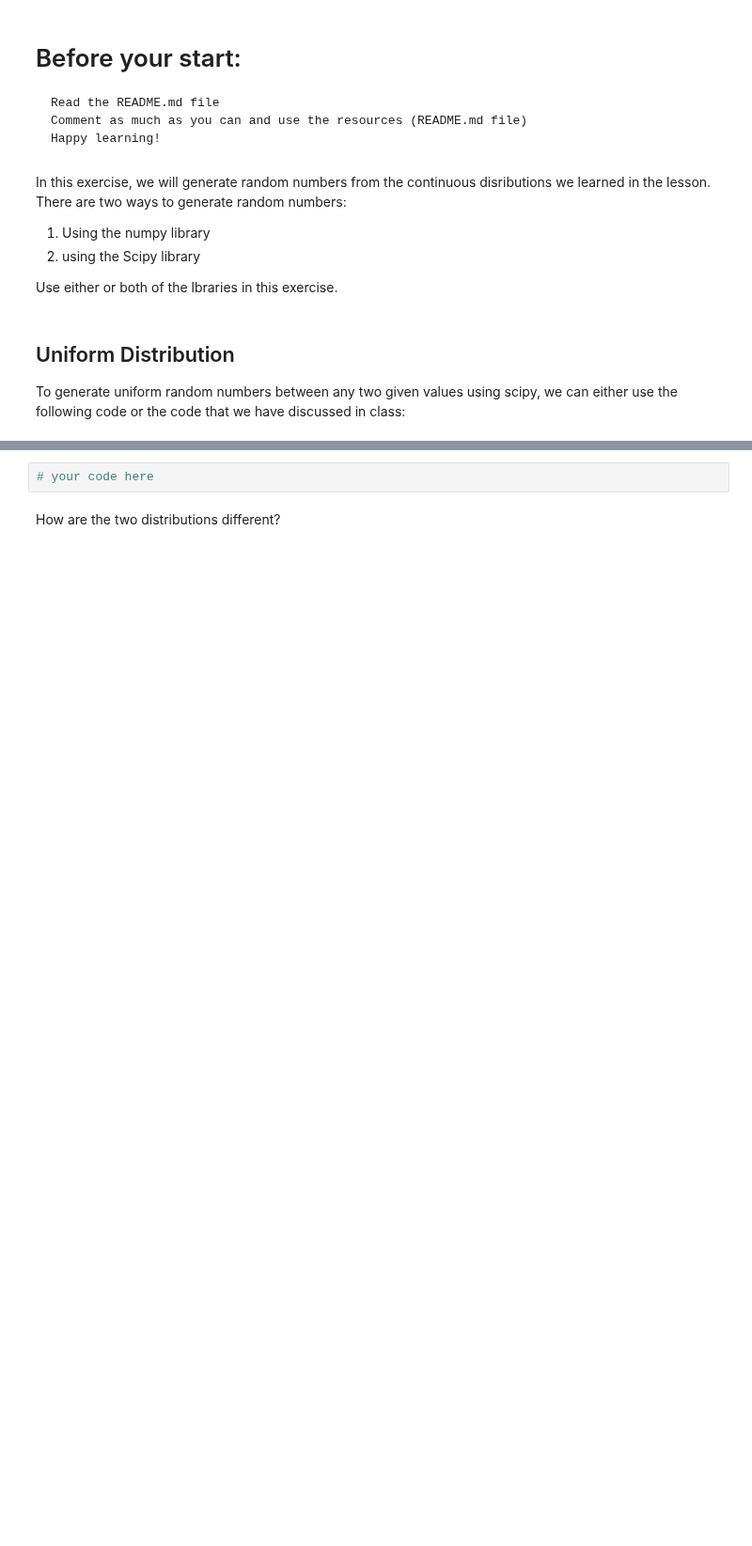
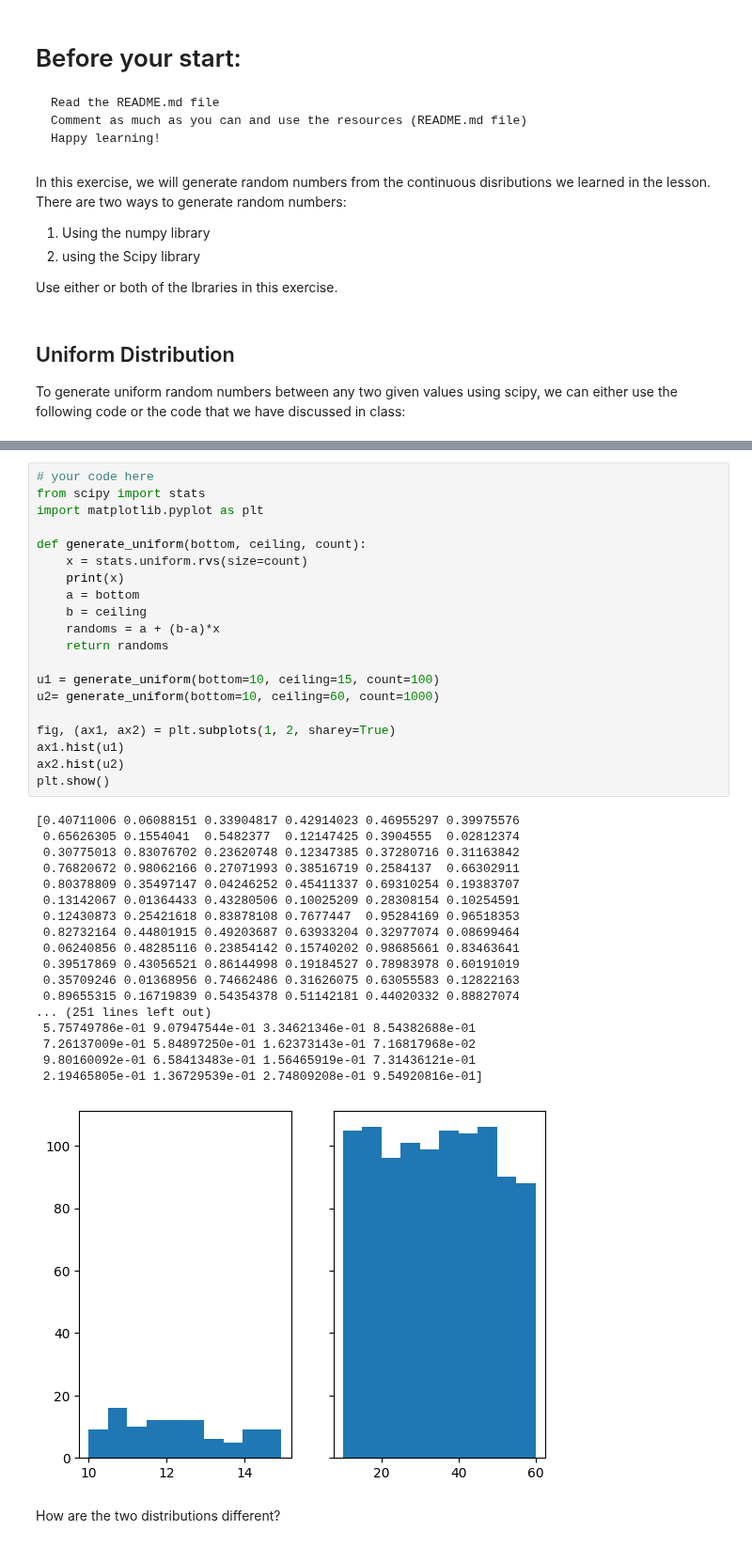
Before and after one commit to ta-data-lis/lab-probability-distributions, a Jupyter notebook: your-code/continuous.ipynb, the cells around one changed output, grey strips where cells are left out. Shown at 94% size. Drawn from its saved outputs; the diff is of its cells as text; blank space fills up the shorter version.

```diff
--- a/your-code/continuous.ipynb
+++ b/your-code/continuous.ipynb
@@ -42,8 +45,45 @@ print(randoms)
 Your output should look like below:
 
 ![uniform distribution](ud.png)
-# %%
-# your code here
+# %%
+# your code here
+from scipy import stats
+import matplotlib.pyplot as plt
+
+def generate_uniform(bottom, ceiling, count):
+    x = stats.uniform.rvs(size=count)
+    print(x)
+    a = bottom
+    b = ceiling
+    randoms = a + (b-a)*x
+    return randoms
+
+u1 = generate_uniform(bottom=10, ceiling=15, count=100)
+u2= generate_uniform(bottom=10, ceiling=60, count=1000)
+
+fig, (ax1, ax2) = plt.subplots(1, 2, sharey=True)
+ax1.hist(u1)
+ax2.hist(u2)
+plt.show()
+# %% [output]
+[0.40711006 0.06088151 0.33904817 0.42914023 0.46955297 0.39975576
+ 0.65626305 0.1554041  0.5482377  0.12147425 0.3904555  0.02812374
+ 0.30775013 0.83076702 0.23620748 0.12347385 0.37280716 0.31163842
+ 0.76820672 0.98062166 0.27071993 0.38516719 0.2584137  0.66302911
+ 0.80378809 0.35497147 0.04246252 0.45411337 0.69310254 0.19383707
+ 0.13142067 0.01364433 0.43280506 0.10025209 0.28308154 0.10254591
+ 0.12430873 0.25421618 0.83878108 0.7677447  0.95284169 0.96518353
+ 0.82732164 0.44801915 0.49203687 0.63933204 0.32977074 0.08699464
+ 0.06240856 0.48285116 0.23854142 0.15740202 0.98685661 0.83463641
+ 0.39517869 0.43056521 0.86144998 0.19184527 0.78983978 0.60191019
+ 0.35709246 0.01368956 0.74662486 0.31626075 0.63055583 0.12822163
+ 0.89655315 0.16719839 0.54354378 0.51142181 0.44020332 0.88827074
+... (251 lines left out)
+ 5.75749786e-01 9.07947544e-01 3.34621346e-01 8.54382688e-01
+ 7.26137009e-01 5.84897250e-01 1.62373143e-01 7.16817968e-02
+ 9.80160092e-01 6.58413483e-01 1.56465919e-01 7.31436121e-01
+ 2.19465805e-01 1.36729539e-01 2.74809208e-01 9.54920816e-01]
+[figure, added]
 # %% [markdown]
 How are the two distributions different?
 # %%
```
Also changed, not shown: parts of 16 cells of this notebook.
